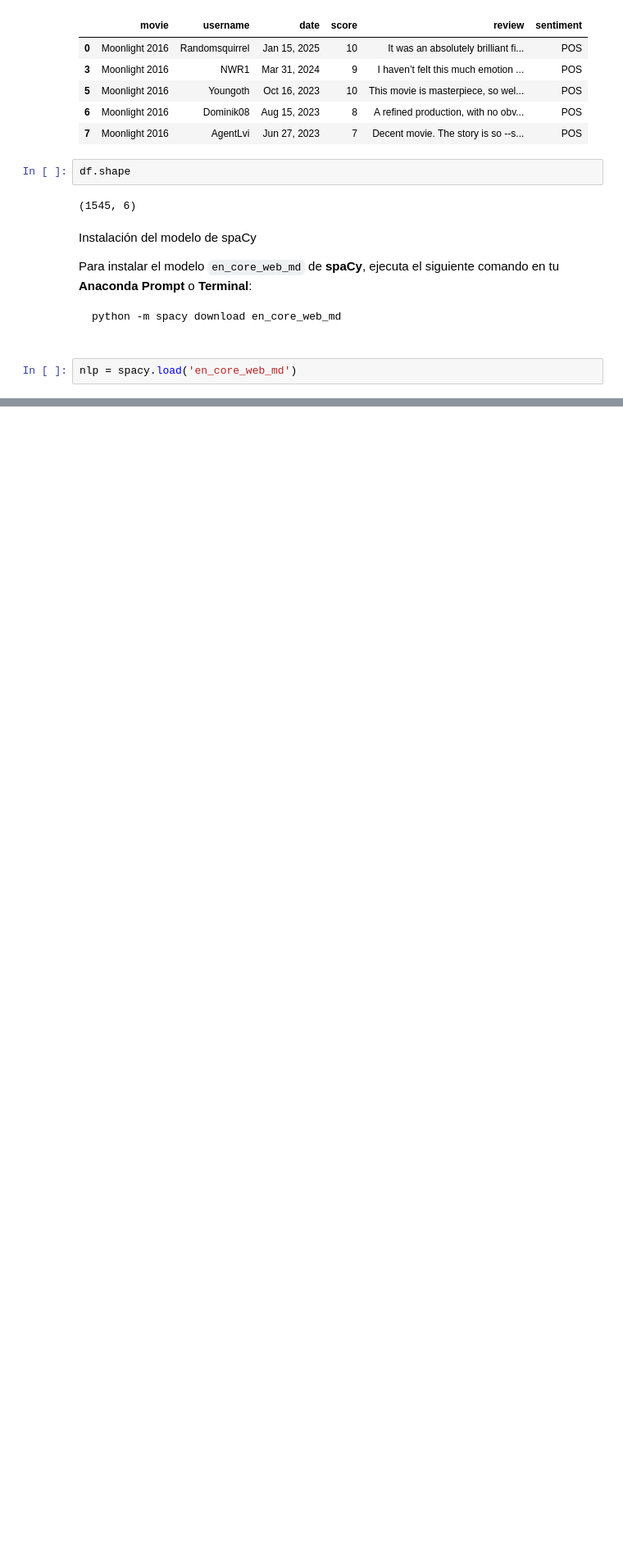
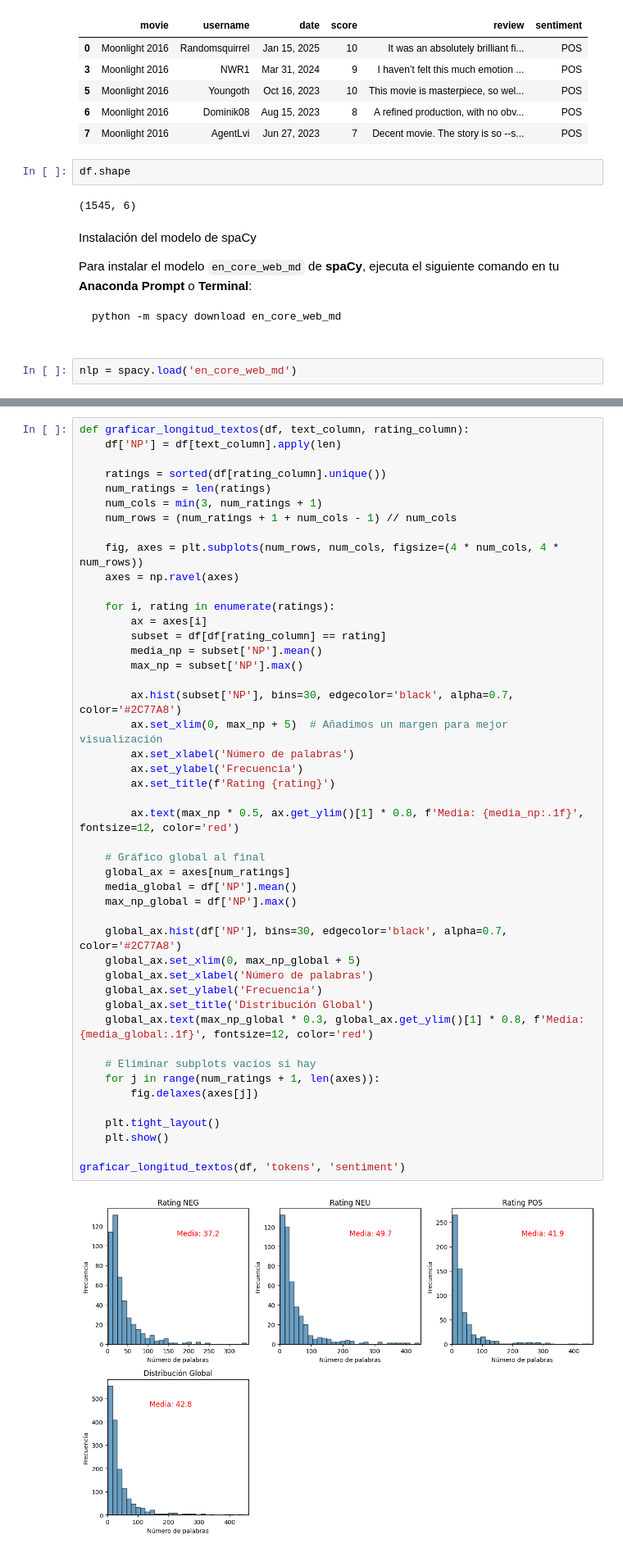
Before and after one commit to jugarbus/Proyecto_NLP, a Jupyter notebook: proyecto_NLP.ipynb, the cells around one changed output, grey strips where cells are left out. Shown: that part at 82% size. Saved outputs shown, nothing was run; the diff lists cells and outputs as text; blank space fills up the shorter version.

```diff
--- a/proyecto_NLP.ipynb
+++ b/proyecto_NLP.ipynb
@@ -453,0 +500,48 @@ df.head(5)
+# %%
+def graficar_longitud_textos(df, text_column, rating_column):
+    df['NP'] = df[text_column].apply(len)
+
+    ratings = sorted(df[rating_column].unique())
+    num_ratings = len(ratings)
+    num_cols = min(3, num_ratings + 1)
+    num_rows = (num_ratings + 1 + num_cols - 1) // num_cols
+
+    fig, axes = plt.subplots(num_rows, num_cols, figsize=(4 * num_cols, 4 * num_rows))
+    axes = np.ravel(axes)
+
+    for i, rating in enumerate(ratings):
+        ax = axes[i]
+        subset = df[df[rating_column] == rating]
+        media_np = subset['NP'].mean()
+        max_np = subset['NP'].max()
+
+        ax.hist(subset['NP'], bins=30, edgecolor='black', alpha=0.7, color='#2C77A8')
+        ax.set_xlim(0, max_np + 5)  # Añadimos un margen para mejor visualización
+        ax.set_xlabel('Número de palabras')
+        ax.set_ylabel('Frecuencia')
+        ax.set_title(f'Rating {rating}')
+
+        ax.text(max_np * 0.5, ax.get_ylim()[1] * 0.8, f'Media: {media_np:.1f}', fontsize=12, color='red')
+
+    # Gráfico global al final
+    global_ax = axes[num_ratings]
+    media_global = df['NP'].mean()
+    max_np_global = df['NP'].max()
+
+    global_ax.hist(df['NP'], bins=30, edgecolor='black', alpha=0.7, color='#2C77A8')
+    global_ax.set_xlim(0, max_np_global + 5)
+    global_ax.set_xlabel('Número de palabras')
+    global_ax.set_ylabel('Frecuencia')
+    global_ax.set_title('Distribución Global')
+    global_ax.text(max_np_global * 0.3, global_ax.get_ylim()[1] * 0.8, f'Media: {media_global:.1f}', fontsize=12, color='red')
+
+    # Eliminar subplots vacíos si hay
+    for j in range(num_ratings + 1, len(axes)):
+        fig.delaxes(axes[j])
+
+    plt.tight_layout()
+    plt.show()
+
+graficar_longitud_textos(df, 'tokens', 'sentiment')
+# %% [output]
+[figure, added]
```
Also changed, not shown: parts of 19 cells of this notebook.
